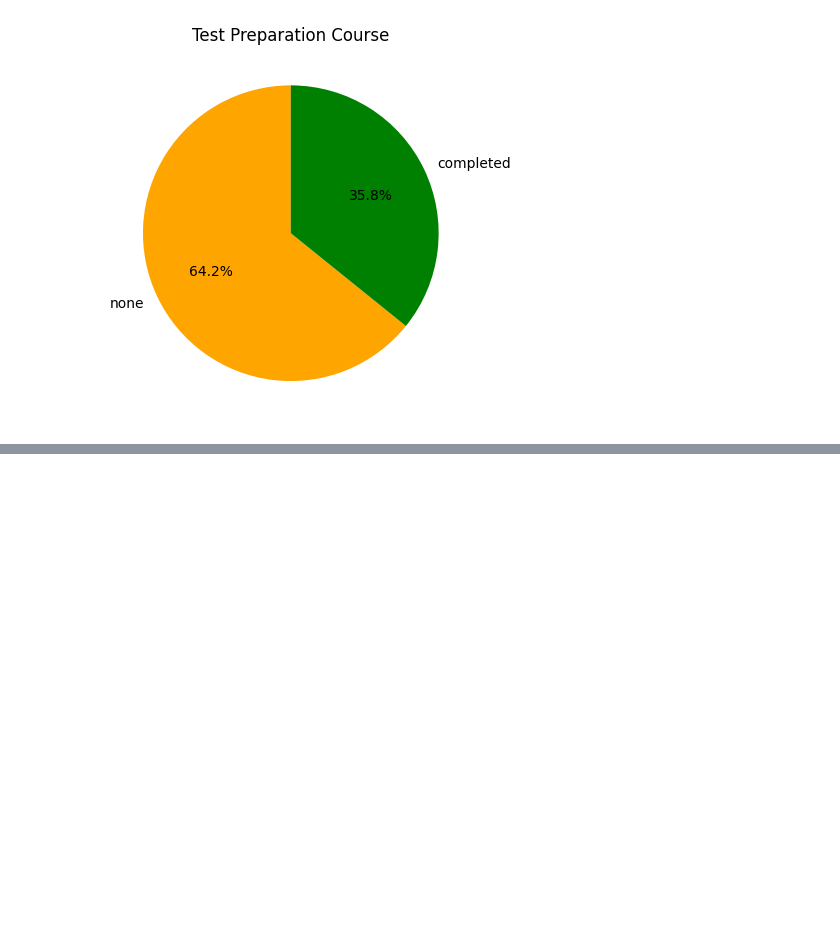
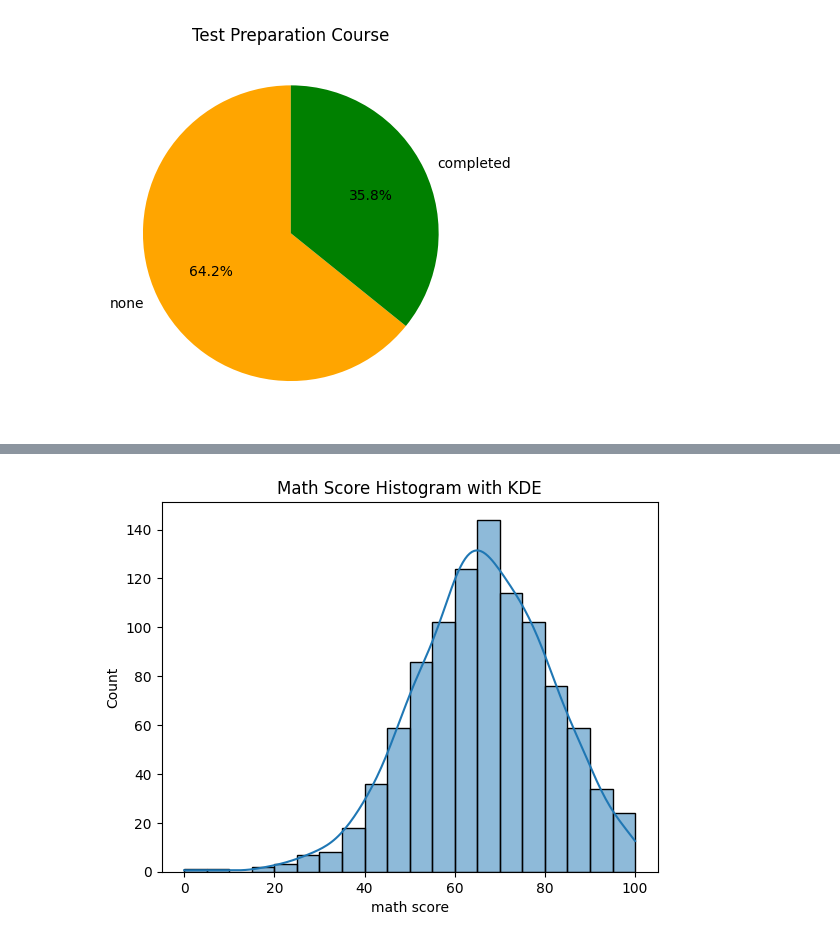
Before and after one commit to smchakma/ResearchWithSkillMoprh, a Jupyter notebook: Matplotlib_and_Seaborn.ipynb, the cells around one changed output, grey strips where cells are left out. Cells and saved outputs as stored; diff of their text form; code cells hidden in the pictures; blank space fills up the shorter version.

```diff
--- a/Matplotlib_and_Seaborn.ipynb
+++ b/Matplotlib_and_Seaborn.ipynb
@@ -124,0 +147,13 @@ plt.show()
+# %%
+### Seaborn plot
+##Histogram
+
+fig, ax = plt.subplots()
+sns.histplot(students['math score'], bins=20, kde = True, ax=ax)
+ax.set(title='Math Score Histogram with KDE')
+
+# Fixed: Corrected path casing from 'mydrive/datasets' to 'MyDrive/Datasets'
+plt.savefig("/content/drive/MyDrive/Datasets/Histro_fig.png", dpi = 300, bbox_inches = 'tight')
+plt.show()
+# %% [output]
+[figure, added]
```
Also changed, not shown: parts of 4 cells of this notebook.
